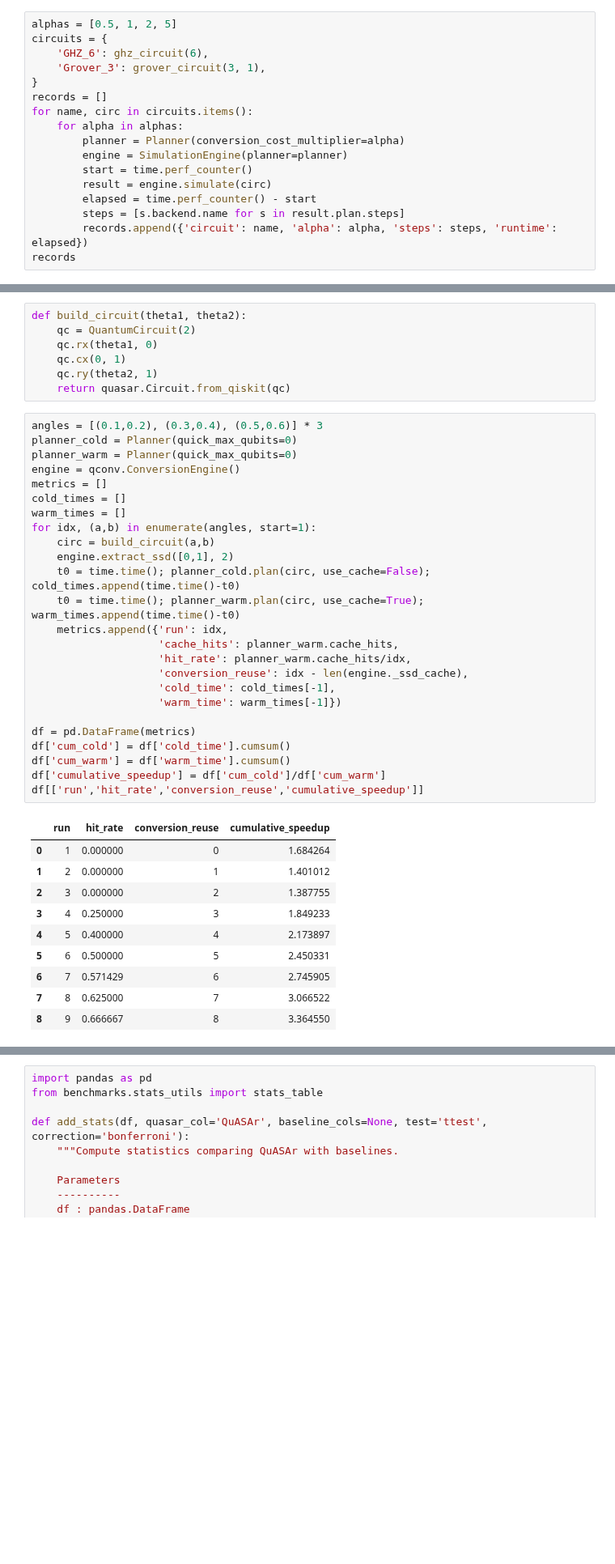
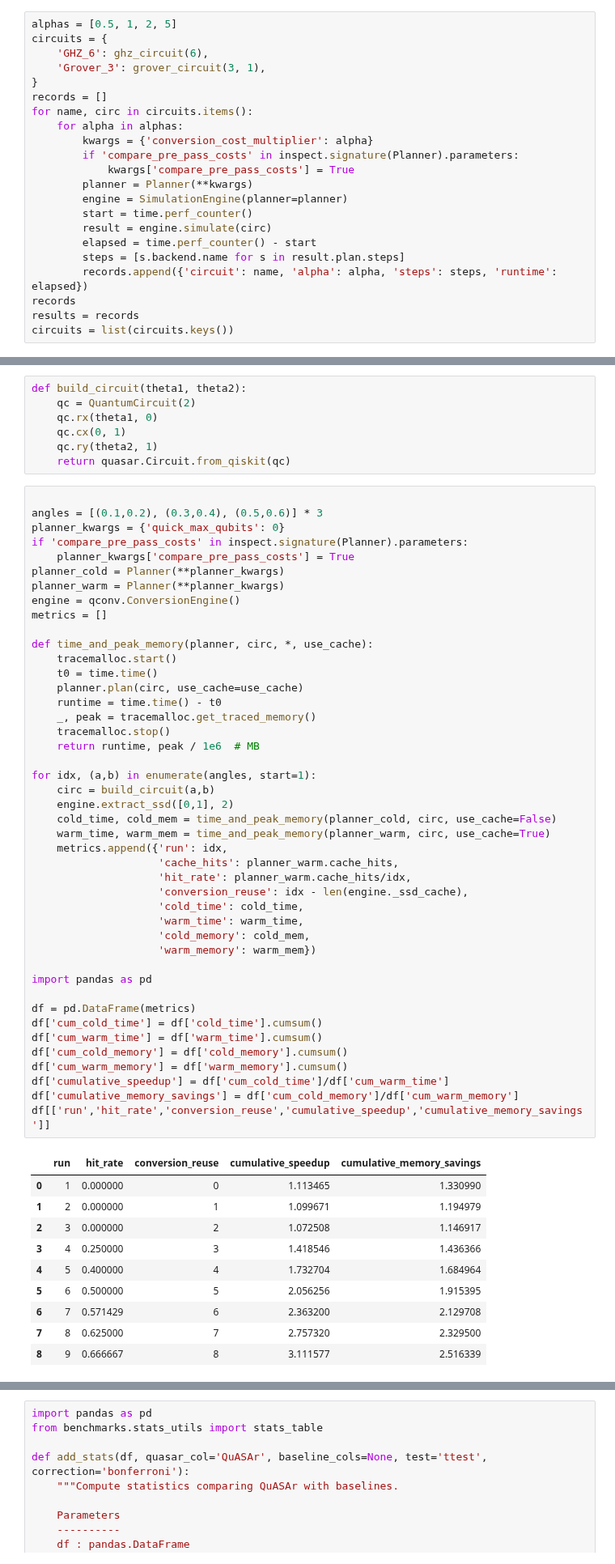
Before and after one commit to tmlittau/QuASAr, a Jupyter notebook: benchmarks/notebooks/experimental_evaluation.ipynb, the cells around one changed output, grey strips where cells are left out. Shown at 81% size. Saved outputs shown, nothing was run; the diff lists cells and outputs as text; blank space fills up the shorter version.

```diff
--- a/benchmarks/notebooks/experimental_evaluation.ipynb
+++ b/benchmarks/notebooks/experimental_evaluation.ipynb
@@ -498,7 +608,10 @@ circuits = {
 records = []
 for name, circ in circuits.items():
     for alpha in alphas:
-        planner = Planner(conversion_cost_multiplier=alpha)
+        kwargs = {'conversion_cost_multiplier': alpha}
+        if 'compare_pre_pass_costs' in inspect.signature(Planner).parameters:
+            kwargs['compare_pre_pass_costs'] = True
+        planner = Planner(**kwargs)
         engine = SimulationEngine(planner=planner)
         start = time.perf_counter()
         result = engine.simulate(circ)
@@ -506,6 +619,8 @@ for name, circ in circuits.items():
         steps = [s.backend.name for s in result.plan.steps]
         records.append({'circuit': name, 'alpha': alpha, 'steps': steps, 'runtime': elapsed})
 records
+results = records
+circuits = list(circuits.keys())
 # %%
 for name in circuits:
     subset = [r for r in records if r['circuit'] == name]
@@ -986,39 +1312,58 @@ def build_circuit(theta1, theta2):
     qc.ry(theta2, 1)
     return quasar.Circuit.from_qiskit(qc)
 # %%
+
 angles = [(0.1,0.2), (0.3,0.4), (0.5,0.6)] * 3
-planner_cold = Planner(quick_max_qubits=0)
-planner_warm = Planner(quick_max_qubits=0)
+planner_kwargs = {'quick_max_qubits': 0}
+if 'compare_pre_pass_costs' in inspect.signature(Planner).parameters:
+    planner_kwargs['compare_pre_pass_costs'] = True
+planner_cold = Planner(**planner_kwargs)
+planner_warm = Planner(**planner_kwargs)
 engine = qconv.ConversionEngine()
 metrics = []
-cold_times = []
-warm_times = []
+
+def time_and_peak_memory(planner, circ, *, use_cache):
+    tracemalloc.start()
+    t0 = time.time()
+    planner.plan(circ, use_cache=use_cache)
+    runtime = time.time() - t0
+    _, peak = tracemalloc.get_traced_memory()
+    tracemalloc.stop()
+    return runtime, peak / 1e6  # MB
+
 for idx, (a,b) in enumerate(angles, start=1):
     circ = build_circuit(a,b)
     engine.extract_ssd([0,1], 2)
-    t0 = time.time(); planner_cold.plan(circ, use_cache=False); cold_times.append(time.time()-t0)
-    t0 = time.time(); planner_warm.plan(circ, use_cache=True); warm_times.append(time.time()-t0)
+    cold_time, cold_mem = time_and_peak_memory(planner_cold, circ, use_cache=False)
+    warm_time, warm_mem = time_and_peak_memory(planner_warm, circ, use_cache=True)
     metrics.append({'run': idx,
                     'cache_hits': planner_warm.cache_hits,
                     'hit_rate': planner_warm.cache_hits/idx,
                     'conversion_reuse': idx - len(engine._ssd_cache),
-                    'cold_time': cold_times[-1],
-                    'warm_time': warm_times[-1]})
+                    'cold_time': cold_time,
+                    'warm_time': warm_time,
+                    'cold_memory': cold_mem,
+                    'warm_memory': warm_mem})
+
+import pandas as pd
 
 df = pd.DataFrame(metrics)
-df['cum_cold'] = df['cold_time'].cumsum()
-df['cum_warm'] = df['warm_time'].cumsum()
-df['cumulative_speedup'] = df['cum_cold']/df['cum_warm']
-df[['run','hit_rate','conversion_reuse','cumulative_speedup']]
+df['cum_cold_time'] = df['cold_time'].cumsum()
+df['cum_warm_time'] = df['warm_time'].cumsum()
+df['cum_cold_memory'] = df['cold_memory'].cumsum()
+df['cum_warm_memory'] = df['warm_memory'].cumsum()
+df['cumulative_speedup'] = df['cum_cold_time']/df['cum_warm_time']
+df['cumulative_memory_savings'] = df['cum_cold_memory']/df['cum_warm_memory']
+df[['run','hit_rate','conversion_reuse','cumulative_speedup','cumulative_memory_savings']]
 # %% [output]
-|  | run | hit_rate | conversion_reuse | cumulative_speedup |
-| 0 | 1 | 0.000000 | 0 | 1.684264 |
-| 1 | 2 | 0.000000 | 1 | 1.401012 |
-| 2 | 3 | 0.000000 | 2 | 1.387755 |
-| 3 | 4 | 0.250000 | 3 | 1.849233 |
-| 4 | 5 | 0.400000 | 4 | 2.173897 |
-| 5 | 6 | 0.500000 | 5 | 2.450331 |
-| 6 | 7 | 0.571429 | 6 | 2.745905 |
-| 7 | 8 | 0.625000 | 7 | 3.066522 |
-| 8 | 9 | 0.666667 | 8 | 3.364550 |
+|  | run | hit_rate | conversion_reuse | cumulative_speedup | cumulative_memory_savings |
+| 0 | 1 | 0.000000 | 0 | 1.113465 | 1.330990 |
+| 1 | 2 | 0.000000 | 1 | 1.099671 | 1.194979 |
+| 2 | 3 | 0.000000 | 2 | 1.072508 | 1.146917 |
+| 3 | 4 | 0.250000 | 3 | 1.418546 | 1.436366 |
+| 4 | 5 | 0.400000 | 4 | 1.732704 | 1.684964 |
+| 5 | 6 | 0.500000 | 5 | 2.056256 | 1.915395 |
+| 6 | 7 | 0.571429 | 6 | 2.363200 | 2.129708 |
+| 7 | 8 | 0.625000 | 7 | 2.757320 | 2.329500 |
+| 8 | 9 | 0.666667 | 8 | 3.111577 | 2.516339 |
 # %%
```
Also changed, not shown: parts of 61 cells of this notebook.
